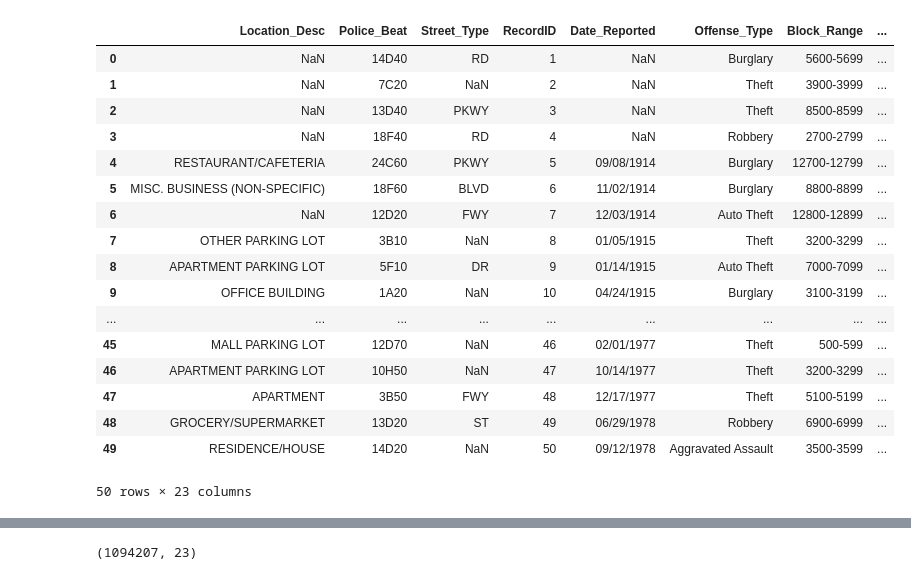
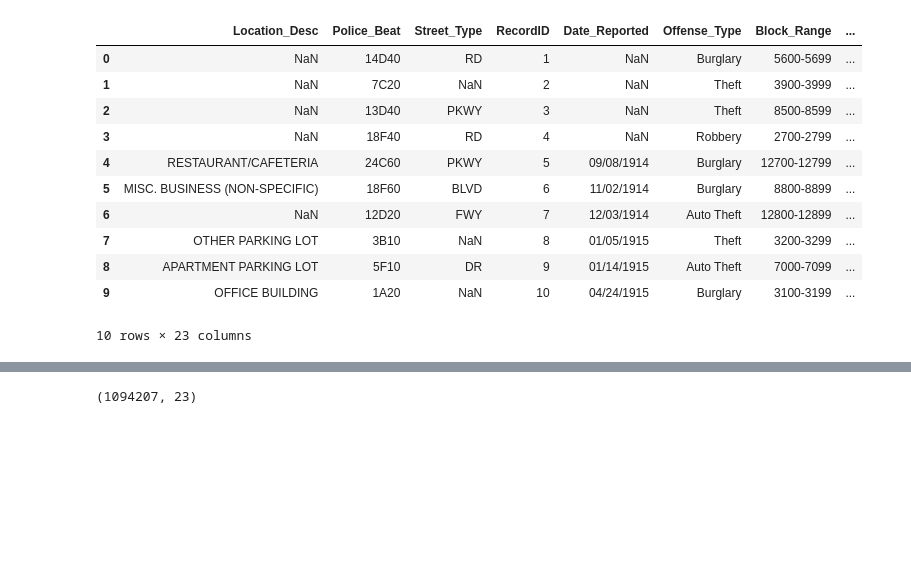
Before and after one commit to mmc20/deepcrime, a Jupyter notebook: Adrienne/EDA -AL.ipynb, the cells around one changed output, grey strips where cells are left out. Saved outputs shown, nothing was run; the diff lists cells and outputs as text; code cells hidden in the pictures; blank space fills up the shorter version.

```diff
--- a/Adrienne/EDA -AL.ipynb
+++ b/Adrienne/EDA -AL.ipynb
@@ -18,26 +18,20 @@ plt.rcParams["figure.dpi"] = 150
 # %%
 df = pd.read_csv("HPD_Crime.csv")
 # %%
-df.head(50)
+df.head(10)
 # %% [output]
 |  | Location_Desc | Police_Beat | Street_Type | RecordID | Date_Reported | Offense_Type | Block_Range | ... |
 | 0 | NaN | 14D40 | RD | 1 | NaN | Burglary | 5600-5699 | ... |
 | 1 | NaN | 7C20 | NaN | 2 | NaN | Theft | 3900-3999 | ... |
 | 2 | NaN | 13D40 | PKWY | 3 | NaN | Theft | 8500-8599 | ... |
 | 3 | NaN | 18F40 | RD | 4 | NaN | Robbery | 2700-2799 | ... |
 | 4 | RESTAURANT/CAFETERIA | 24C60 | PKWY | 5 | 09/08/1914 | Burglary | 12700-12799 | ... |
 | 5 | MISC. BUSINESS (NON-SPECIFIC) | 18F60 | BLVD | 6 | 11/02/1914 | Burglary | 8800-8899 | ... |
 | 6 | NaN | 12D20 | FWY | 7 | 12/03/1914 | Auto Theft | 12800-12899 | ... |
 | 7 | OTHER PARKING LOT | 3B10 | NaN | 8 | 01/05/1915 | Theft | 3200-3299 | ... |
 | 8 | APARTMENT PARKING LOT | 5F10 | DR | 9 | 01/14/1915 | Auto Theft | 7000-7099 | ... |
 | 9 | OFFICE BUILDING | 1A20 | NaN | 10 | 04/24/1915 | Burglary | 3100-3199 | ... |
-| ... | ... | ... | ... | ... | ... | ... | ... | ... |
-| 45 | MALL PARKING LOT | 12D70 | NaN | 46 | 02/01/1977 | Theft | 500-599 | ... |
-| 46 | APARTMENT PARKING LOT | 10H50 | NaN | 47 | 10/14/1977 | Theft | 3200-3299 | ... |
-| 47 | APARTMENT | 3B50 | FWY | 48 | 12/17/1977 | Theft | 5100-5199 | ... |
-| 48 | GROCERY/SUPERMARKET | 13D20 | ST | 49 | 06/29/1978 | Robbery | 6900-6999 | ... |
-| 49 | RESIDENCE/HOUSE | 14D20 | NaN | 50 | 09/12/1978 | Aggravated Assault | 3500-3599 | ... |
-50 rows × 23 columns
+10 rows × 23 columns
 # %%
 df.describe()
 # %% [output]
```
Also changed, not shown: parts of 4 cells of this notebook.
